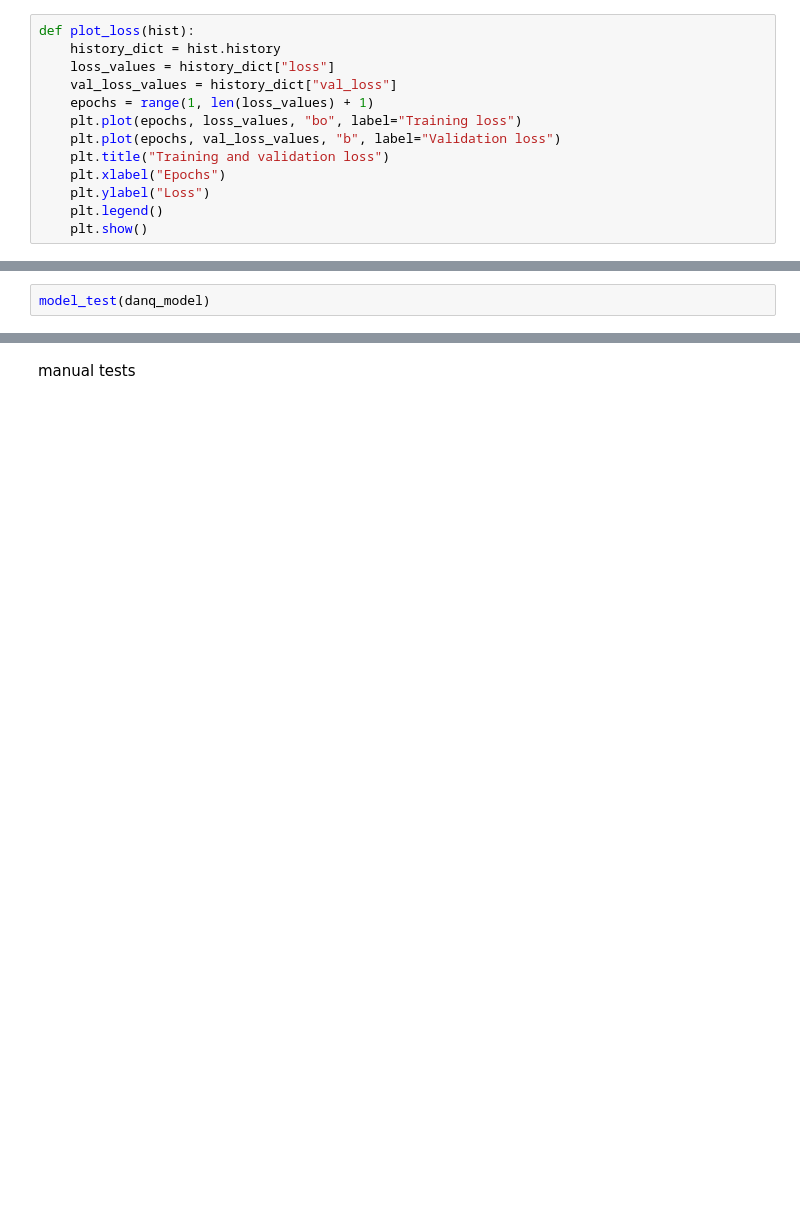
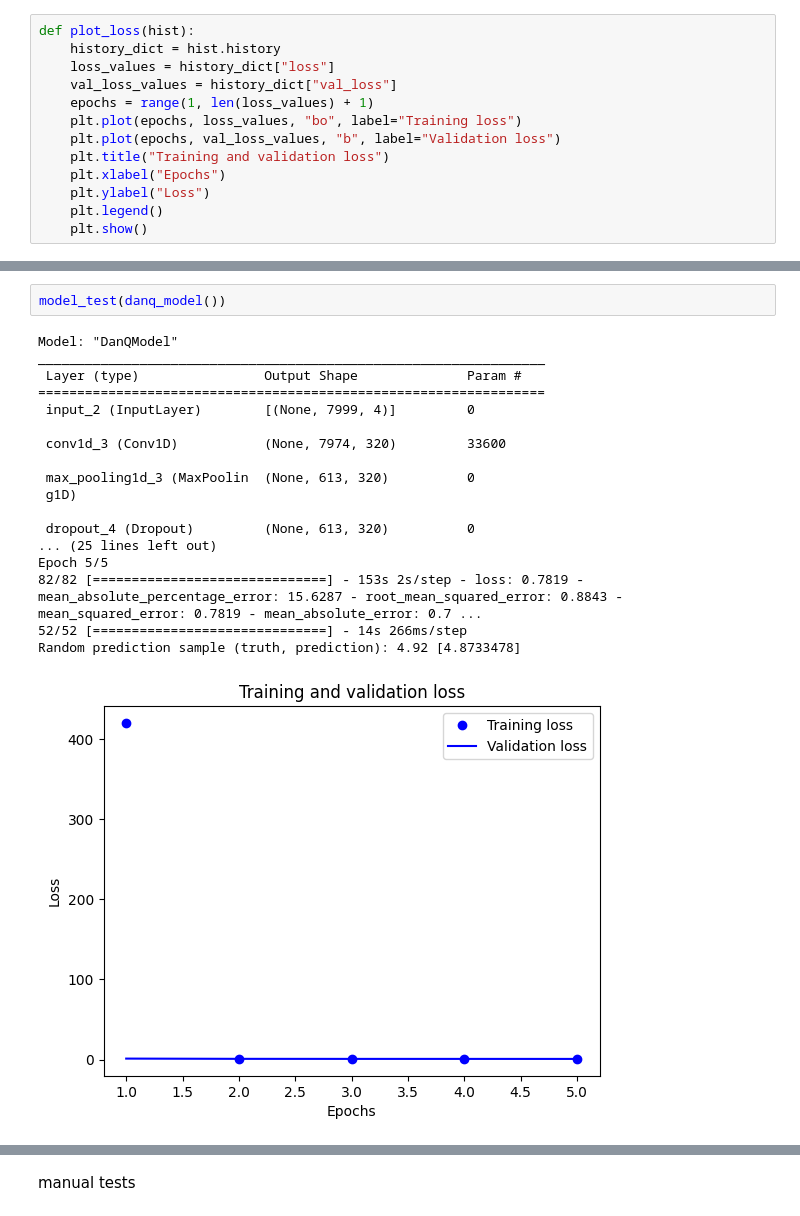
Before and after one commit to bleuchien/PTR-augur, a Jupyter notebook: notebooks/neuralnet.ipynb, the cells around one changed output, grey strips where cells are left out. Saved outputs shown, nothing was run; the diff lists cells and outputs as text; blank space fills up the shorter version.

```diff
--- a/notebooks/neuralnet.ipynb
+++ b/notebooks/neuralnet.ipynb
@@ -291,2 +389,21 @@ model_test(zrimec_model)
 # %%
-model_test(danq_model)
+model_test(danq_model())
+# %% [output]
+Model: "DanQModel"
+_________________________________________________________________
+ Layer (type)                Output Shape              Param #
+=================================================================
+ input_2 (InputLayer)        [(None, 7999, 4)]         0
+
+ conv1d_3 (Conv1D)           (None, 7974, 320)         33600
+
+ max_pooling1d_3 (MaxPoolin  (None, 613, 320)          0
+ g1D)
+
+ dropout_4 (Dropout)         (None, 613, 320)          0
+... (25 lines left out)
+Epoch 5/5
+82/82 [==============================] - 153s 2s/step - loss: 0.7819 - mean_absolute_percentage_error: 15.6287 - root_mean_squared_error: 0.8843 - mean_squared_error: 0.7819 - mean_absolute_error: 0.7 ...
+52/52 [==============================] - 14s 266ms/step
+Random prediction sample (truth, prediction): 4.92 [4.8733478]
+[figure, added]
```
Also changed, not shown: parts of 20 cells of this notebook.
